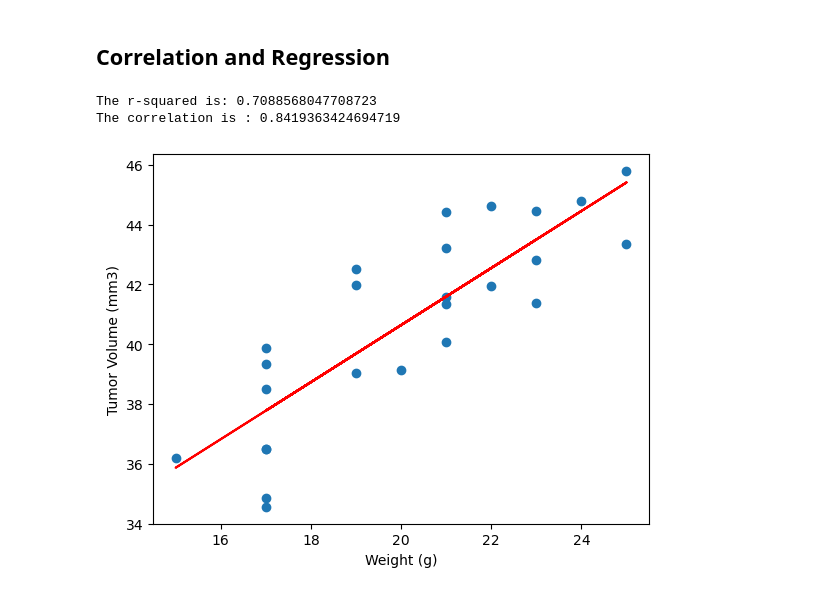
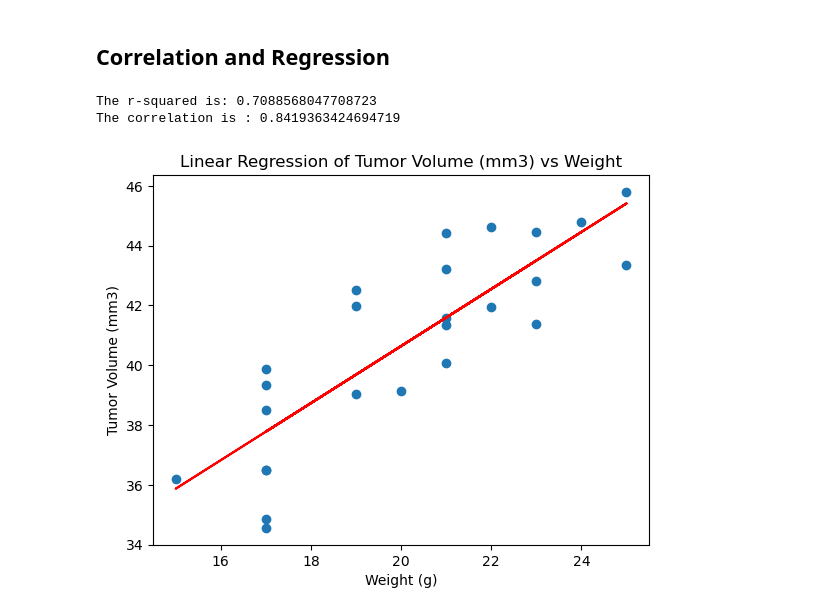
Before and after one commit to schr0841/Pymaceuticals, a Jupyter notebook: pymaceuticals.ipynb, the cells around one changed output. Drawn from its saved outputs; the diff is of its cells as text; code cells hidden in the pictures.

```diff
--- a/pymaceuticals.ipynb
+++ b/pymaceuticals.ipynb
@@ -390,27 +358,27 @@ plt.show()
 # %%
 # Calculate the correlation coefficient and a linear regression model
 # for mouse weight and average observed tumor volume for the entire Capomulin regimen
 # Plot the different factors in a scatter plot
 x_values = group_df['Weight (g)']
 y_values = group_df['Tumor Volume (mm3)']
 (slope, intercept, rvalue, pvalue, stderr) = linregress(x_values, y_values)
 regress_values = x_values * slope + intercept
 line_eq = "y = " + str(round(slope,2)) + "x + " + str(round(intercept,2))
 plt.scatter(x_values,y_values)
 plt.plot(x_values,regress_values,"r-")
 plt.annotate(line_eq,(0,50),fontsize=15,color="red")
 plt.xlabel('Weight (g)')
 plt.ylabel('Tumor Volume (mm3)')
 print(f"The r-squared is: {rvalue**2}")
 
 
 #Correlation
 corr=st.pearsonr(x_values, y_values)
 print(f'The correlation is : {corr[0]}')
 
-
+plt.title('Linear Regression of Tumor Volume (mm3) vs Weight')
 plt.show()
 # %% [output]
 The r-squared is: 0.7088568047708723
 The correlation is : 0.8419363424694719
-[figure, old version]
+[figure, new version]
```
Also changed, not shown: parts of 2 cells of this notebook.
